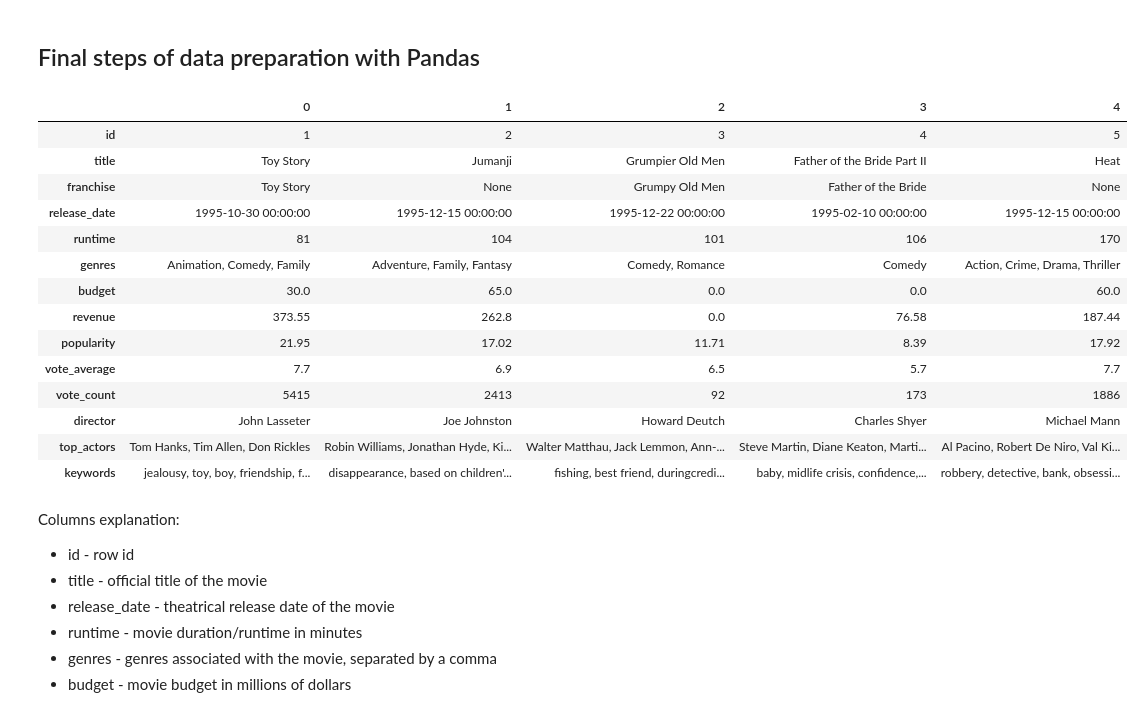
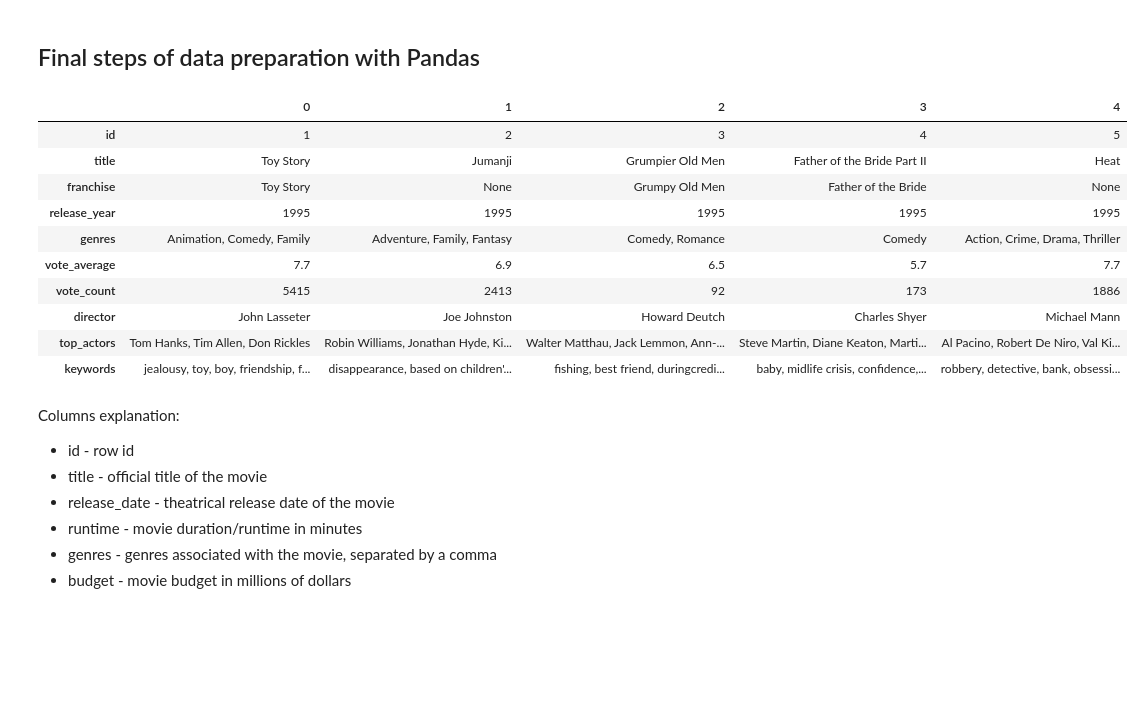
Before and after one commit to SanAntonik/MRS, a Jupyter notebook: DA_skill_showcase/MRS.ipynb, the cells around one changed output. Saved outputs shown, nothing was run; the diff lists cells and outputs as text; code cells hidden in the pictures; blank space fills up the shorter version.

Commit message:
Shorten the number of columns in recommender data

```diff
--- a/DA_skill_showcase/MRS.ipynb
+++ b/DA_skill_showcase/MRS.ipynb
@@ -550,23 +545,32 @@ df[["keywords", "filtered_keywords"]]
 ## Final steps of data preparation with Pandas
 # %%
 # Drop columns 'id', 'cast', 'crew', and 'keywords'
-df = df.drop(columns=["id", "cast", "crew", "keywords"])
+df = df.drop(
+    columns=[
+        "id",
+        "cast",
+        "crew",
+        "keywords",
+        "runtime",
+        "popularity",
+        "budget",
+        "revenue",
+    ]
+)
+# Extract the first four characters to get only date
+df["release_date"] = df["release_date"].astype(str).str[:4]
 # Rename 'filtered_keywosrds' column to 'keywords'
-df = df.rename(columns={"filtered_keywords": "keywords"})
+df = df.rename(columns={"filtered_keywords": "keywords", "release_date": "release_year"})
 # Add the new 'id' column as the first column
 df.insert(0, "id", range(1, 1 + len(df)))
 df.head().transpose()
 # %% [output]
 |  | 0 | 1 | 2 | 3 | 4 |
 | id | 1 | 2 | 3 | 4 | 5 |
 | title | Toy Story | Jumanji | Grumpier Old Men | Father of the Bride Part II | Heat |
 | franchise | Toy Story | None | Grumpy Old Men | Father of the Bride | None |
-| release_date | 1995-10-30 00:00:00 | 1995-12-15 00:00:00 | 1995-12-22 00:00:00 | 1995-02-10 00:00:00 | 1995-12-15 00:00:00 |
-| runtime | 81 | 104 | 101 | 106 | 170 |
+| release_year | 1995 | 1995 | 1995 | 1995 | 1995 |
 | genres | Animation, Comedy, Family | Adventure, Family, Fantasy | Comedy, Romance | Comedy | Action, Crime, Drama, Thriller |
-| budget | 30.0 | 65.0 | 0.0 | 0.0 | 60.0 |
-| revenue | 373.55 | 262.8 | 0.0 | 76.58 | 187.44 |
-| popularity | 21.95 | 17.02 | 11.71 | 8.39 | 17.92 |
 | vote_average | 7.7 | 6.9 | 6.5 | 5.7 | 7.7 |
 | vote_count | 5415 | 2413 | 92 | 173 | 1886 |
 | director | John Lasseter | Joe Johnston | Howard Deutch | Charles Shyer | Michael Mann |
```
Also changed, not shown: parts of 7 cells of this notebook, 1 other file.
